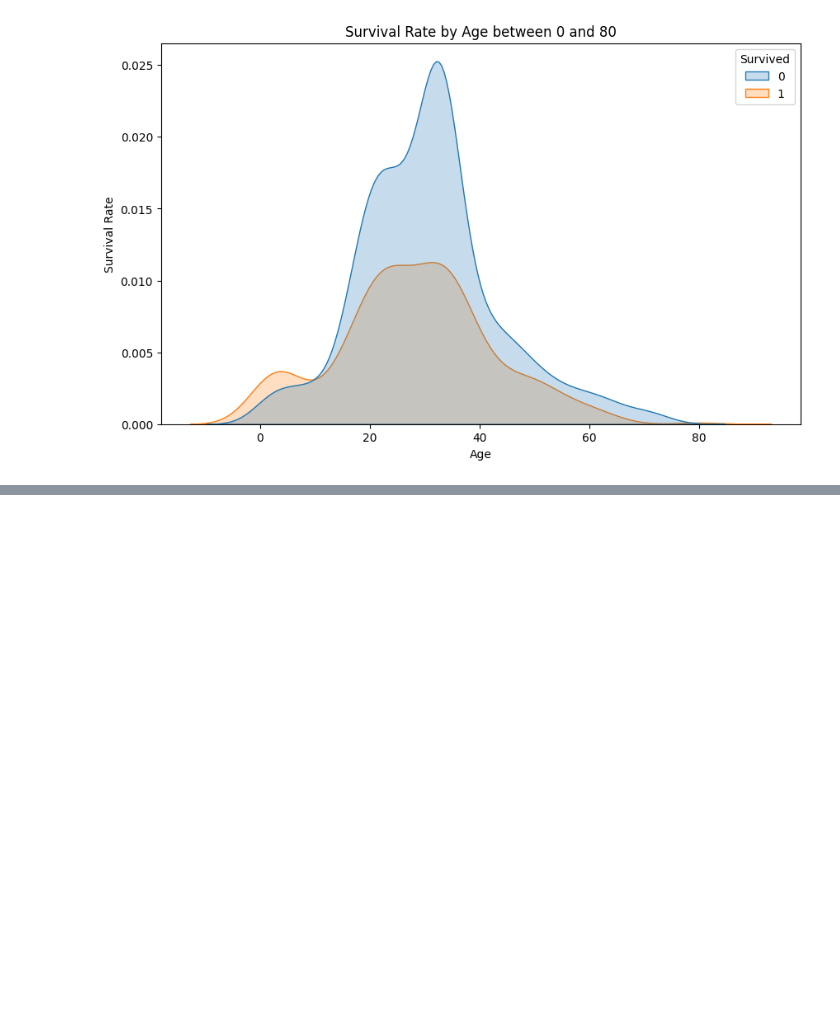
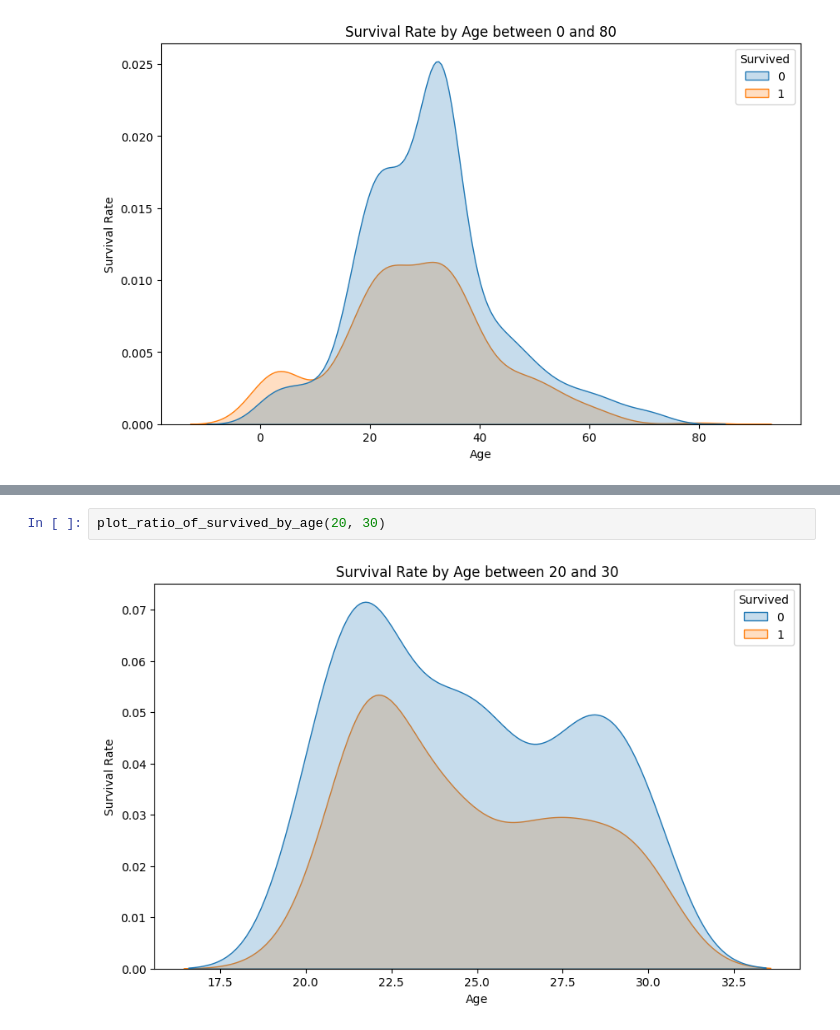
Before and after one commit to segnig/Kaggle-Competitions, a Jupyter notebook: titanic/titanic.ipynb, the cells around one changed output, grey strips where cells are left out. Drawn from its saved outputs; the diff is of its cells as text; blank space fills up the shorter version.

```diff
--- a/titanic/titanic.ipynb
+++ b/titanic/titanic.ipynb
@@ -285,0 +268,4 @@ dtype: int64
+# %%
+plot_ratio_of_survived_by_age(20, 30)
+# %% [output]
+[figure, added]
```
Also changed, not shown: parts of 135 cells of this notebook.
